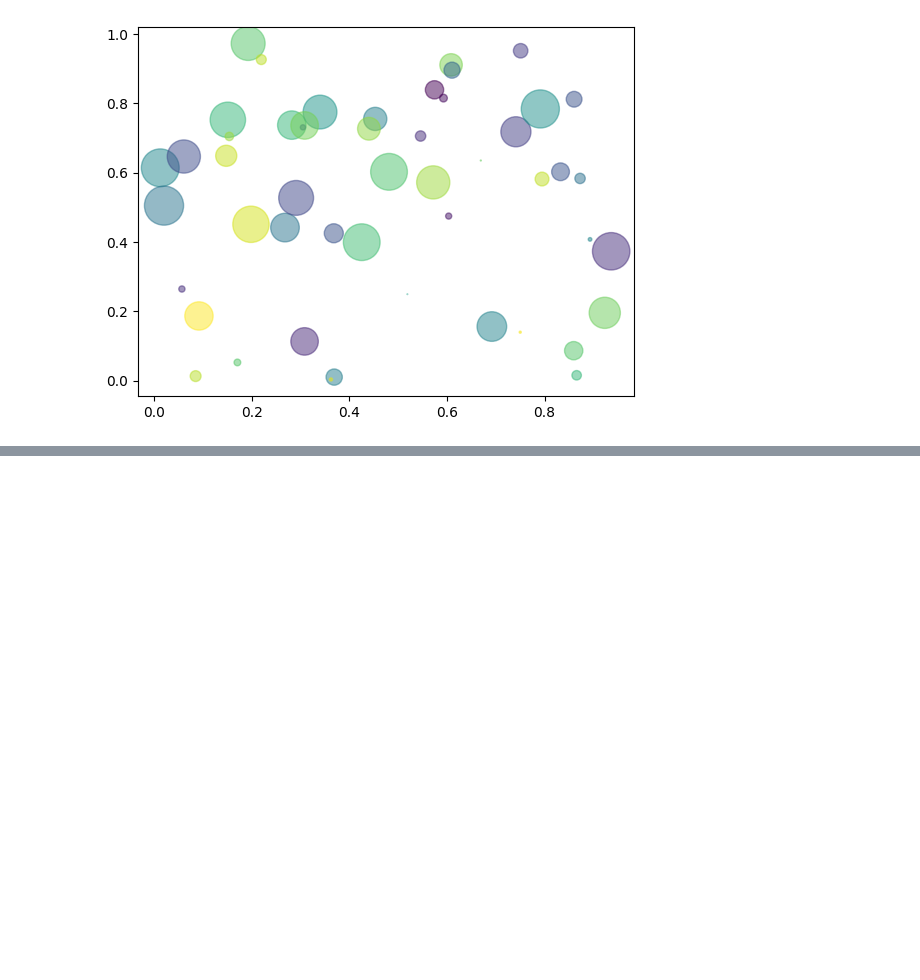
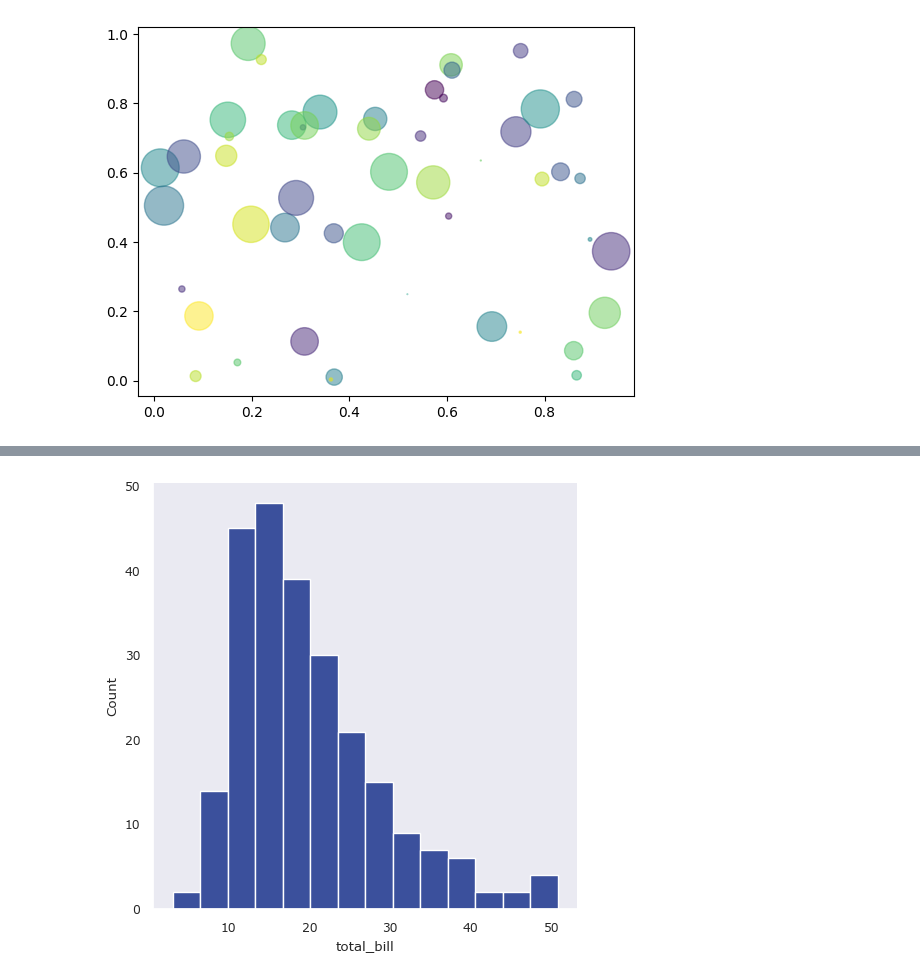
Before and after one commit to carlos-saldana/python-data-analysis, a Jupyter notebook: 03-Matplotlib-Seaborn/03_MatplotlibSeaborn.ipynb, the cells around one changed output, grey strips where cells are left out. Cells and saved outputs as stored; diff of their text form; code cells hidden in the pictures; blank space fills up the shorter version.

```diff
--- a/03-Matplotlib-Seaborn/03_MatplotlibSeaborn.ipynb
+++ b/03-Matplotlib-Seaborn/03_MatplotlibSeaborn.ipynb
@@ -330,0 +373,4 @@ plt.show()
+# %%
+#Parámetros más comunes
+tips = sns.load_dataset("tips")
+tips
@@ -330,0 +391,5 @@ plt.show()
+# %%
+#Gráfico de frecuencia para el TOTAL_BILL
+sns.displot(data = tips, x = "total_bill");
+# %% [output]
+[figure, added]
```
Also changed, not shown: parts of 41 cells of this notebook.
